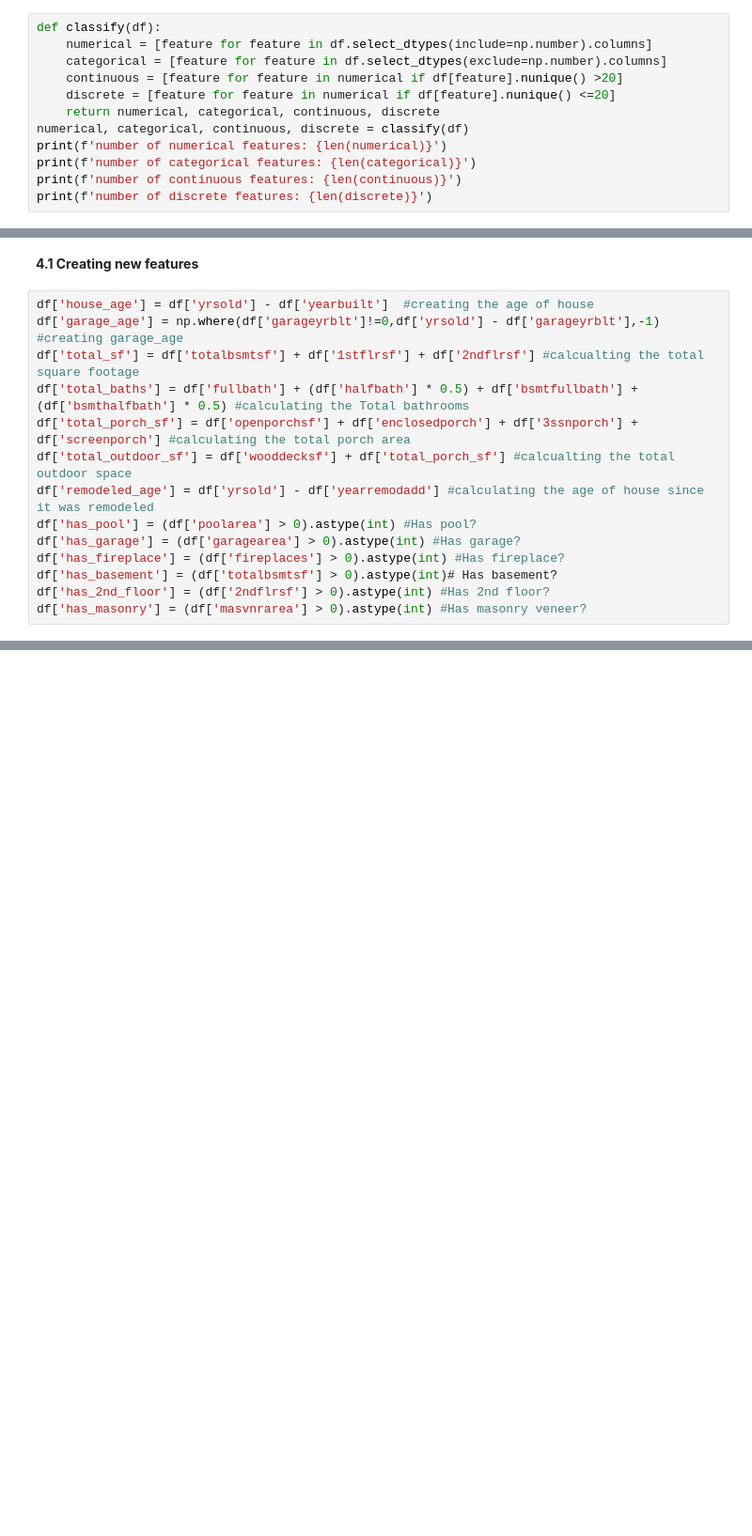
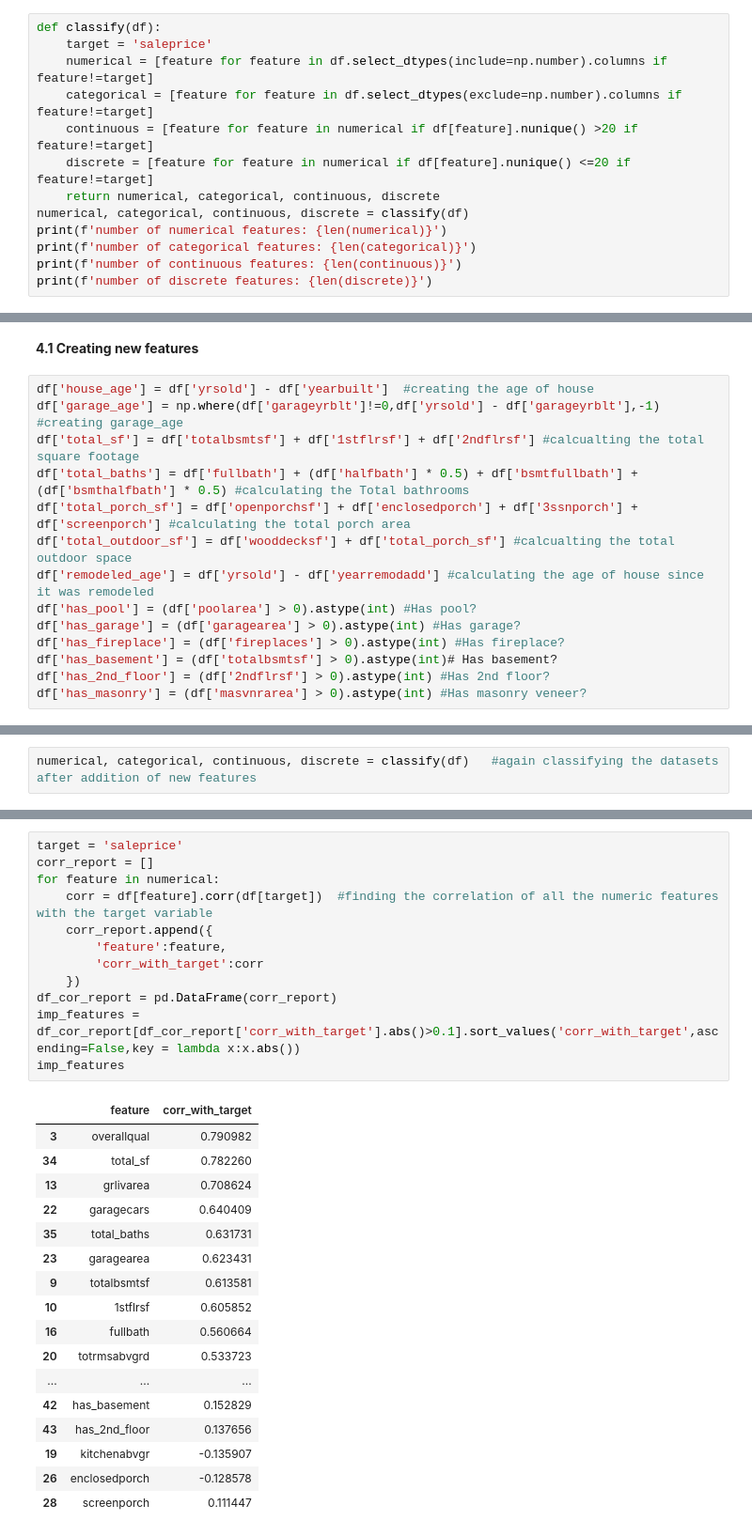
Before and after one commit to AsokTamang/houseprice_predictor, a Jupyter notebook: notebook/model_training.ipynb, the cells around one changed output, grey strips where cells are left out. Shown at 94% size. Drawn from its saved outputs; the diff is of its cells as text; blank space fills up the shorter version.

Commit message:
extraction of important numerical features highly correlated with target

```diff
--- a/notebook/model_training.ipynb
+++ b/notebook/model_training.ipynb
@@ -97,10 +97,11 @@ array([ 2,  5,  9, 12, 10,  8, 11,  4,  1,  7,  3,  6])
 **1. Classification of datas based on datatypes**
 # %%
 def classify(df):
-    numerical = [feature for feature in df.select_dtypes(include=np.number).columns]
-    categorical = [feature for feature in df.select_dtypes(exclude=np.number).columns]
-    continuous = [feature for feature in numerical if df[feature].nunique() >20]
-    discrete = [feature for feature in numerical if df[feature].nunique() <=20]
+    target = 'saleprice'
+    numerical = [feature for feature in df.select_dtypes(include=np.number).columns if feature!=target]
+    categorical = [feature for feature in df.select_dtypes(exclude=np.number).columns if feature!=target]
+    continuous = [feature for feature in numerical if df[feature].nunique() >20 if feature!=target]
+    discrete = [feature for feature in numerical if df[feature].nunique() <=20 if feature!=target]
     return numerical, categorical, continuous, discrete
 numerical, categorical, continuous, discrete = classify(df)
 print(f'number of numerical features: {len(numerical)}')
@@ -267,0 +250,2 @@ Index(['mssubclass', 'mszoning', 'lotfrontage', 'lotarea', 'street', 'alley',
+# %%
+numerical, categorical, continuous, discrete = classify(df)   #again classifying the datasets after addition of new features
@@ -267,0 +256,30 @@ Index(['mssubclass', 'mszoning', 'lotfrontage', 'lotarea', 'street', 'alley',
+# %%
+target = 'saleprice'
+corr_report = []
+for feature in numerical:
+    corr = df[feature].corr(df[target])  #finding the correlation of all the numeric features with the target variable
+    corr_report.append({
+        'feature':feature,
+        'corr_with_target':corr
+    })
+df_cor_report = pd.DataFrame(corr_report)
+imp_features = df_cor_report[df_cor_report['corr_with_target'].abs()>0.1].sort_values('corr_with_target',ascending=False,key = lambda x:x.abs())
+imp_features
+# %% [output]
+|  | feature | corr_with_target |
+| 3 | overallqual | 0.790982 |
+| 34 | total_sf | 0.782260 |
+| 13 | grlivarea | 0.708624 |
+| 22 | garagecars | 0.640409 |
+| 35 | total_baths | 0.631731 |
+| 23 | garagearea | 0.623431 |
+| 9 | totalbsmtsf | 0.613581 |
+| 10 | 1stflrsf | 0.605852 |
+| 16 | fullbath | 0.560664 |
+| 20 | totrmsabvgrd | 0.533723 |
+| ... | ... | ... |
+| 42 | has_basement | 0.152829 |
+| 43 | has_2nd_floor | 0.137656 |
+| 19 | kitchenabvgr | -0.135907 |
+| 26 | enclosedporch | -0.128578 |
+| 28 | screenporch | 0.111447 |
```
Also changed, not shown: parts of 7 cells of this notebook, 1 other file.
